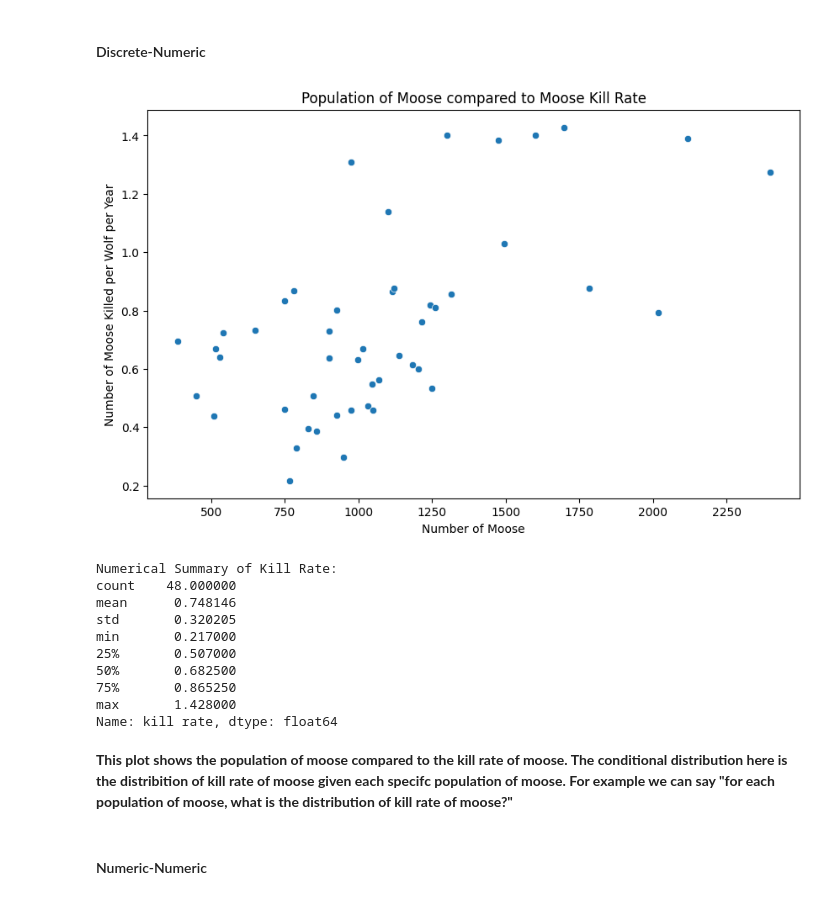
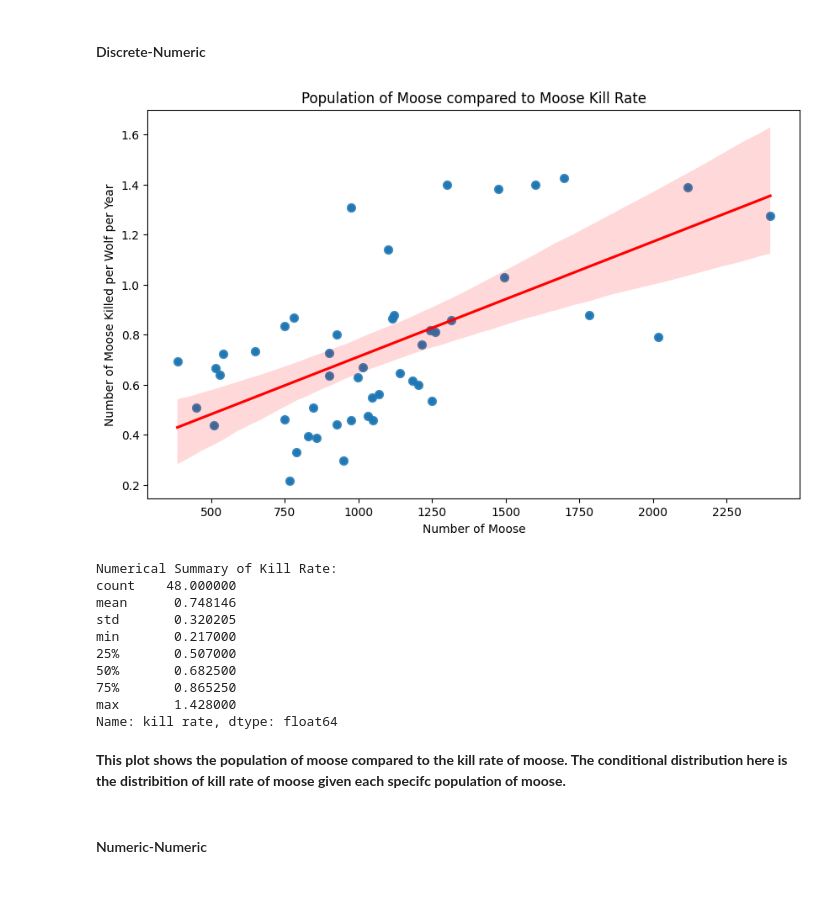
Before and after one commit to nickjohnsondls/DataSci-Final-Project, a Jupyter notebook: final_project.ipynb, the cells around one changed output. Cells and saved outputs as stored; diff of their text form; code cells hidden in the pictures.

```diff
--- a/final_project.ipynb
+++ b/final_project.ipynb
@@ -318,20 +319,21 @@ Name: wolves, dtype: float64
 # %%
 # Populaton of Moose(Discrete) to Kill Rate of Moose(Numeric)
 
 #Plot
 plt.figure(figsize=(10, 6))
 sns.scatterplot(x='moose', y='kill rate', data=wolf_moose_yearly)
+sns.regplot(x='moose', y='kill rate', data=wolf_moose_yearly, scatter_kws={'s': 50}, line_kws={'color': 'red'})
 plt.title('Population of Moose compared to Moose Kill Rate')
 plt.xlabel('Number of Moose')
 plt.ylabel('Number of Moose Killed per Wolf per Year')
 plt.show()
 
 # Numerical summary
 kill_rate_summary = wolf_moose_yearly['kill rate'].describe()
 print("Numerical Summary of Kill Rate:")
 print(kill_rate_summary)
 # %% [output]
-[figure, old version]
+[figure, new version]
 Numerical Summary of Kill Rate:
 count    48.000000
 mean      0.748146
@@ -343,7 +345,7 @@ min       0.217000
 max       1.428000
 Name: kill rate, dtype: float64
 # %% [markdown]
-**This plot shows the population of moose compared to the kill rate of moose. The conditional distribution here is the distribition of kill rate of moose given each specifc population of moose. For example we can say "for each population of moose, what is the distribution of kill rate of moose?"**
+**This plot shows the population of moose compared to the kill rate of moose. The conditional distribution here is the distribition of kill rate of moose given each specifc population of moose.**
 # %% [markdown]
 #### Numeric-Numeric
 # %%
```
Also changed, not shown: parts of 22 cells of this notebook.
